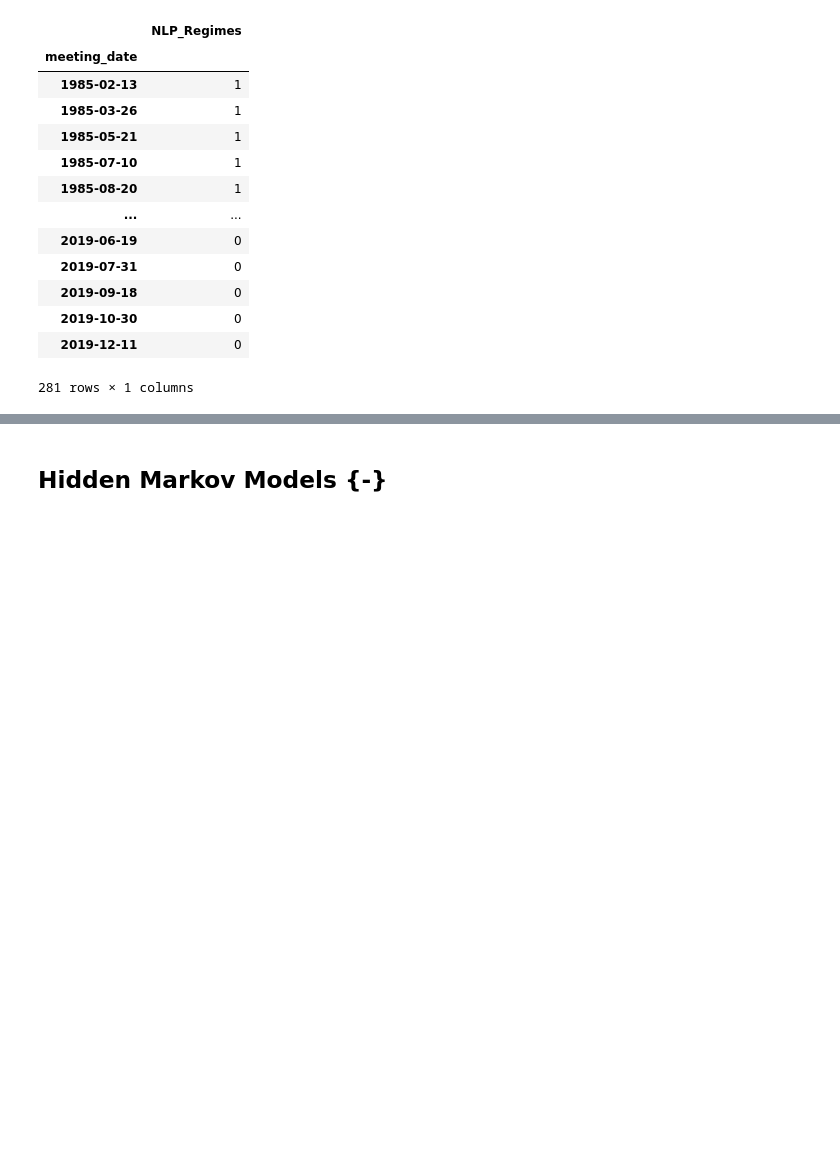
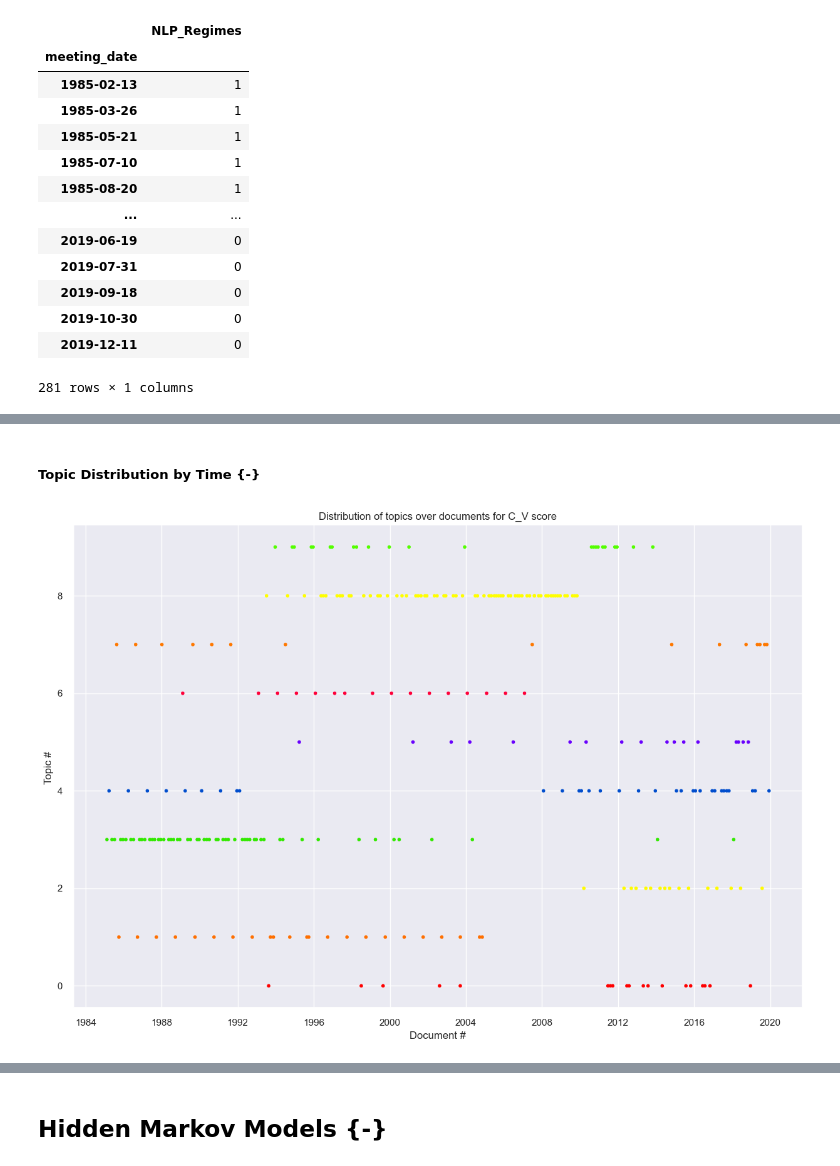
Before and after one commit to uday-31/regime-modeling-with-NLP, a Jupyter notebook: working_notebook_not_dhruv.ipynb, the cells around one changed output, grey strips where cells are left out. Drawn from its saved outputs; the diff is of its cells as text; code cells hidden in the pictures; blank space fills up the shorter version.

```diff
--- a/working_notebook_not_dhruv.ipynb
+++ b/working_notebook_not_dhruv.ipynb
@@ -199,0 +219,12 @@ wordcloud_clusters(
+# %%
+X_test = tfidf_class.X_test.apply(tokenizer_wo_stopwords).apply(lambda x: x.split(" "))
+bow_test = [tfidf_class.dict_gensim_statements.doc2bow(text) for text in X_test]
+
+topicmod = TopicModel(
+    tfidf_class.tfidf_statements_train,
+    tfidf_class.dict_gensim_statements,
+    tfidf_class.X_train.apply(tokenizer_wo_stopwords).apply(lambda x: x.split(" ")).tolist(),
+    bow_test,
+)
+
+topicmod.fit_predict()
@@ -199,0 +286,11 @@ wordcloud_clusters(
+# %% [markdown]
+##### Topic Distribution by Time {-}
+# %%
+fig, ax =plt.subplots(1, figsize=(15, 10))
+ax.scatter(y=topicmod.topic_mat, x=train_data.index, marker=".", c=topicmod.topic_mat, cmap="prism")
+ax.set_xlabel("Document #")
+ax.set_ylabel("Topic # ")
+plt.title("Distribution of topics over documents for C_V score")
+plt.show()
+# %% [output]
+[figure, added]
```
Also changed, not shown: parts of 92 cells of this notebook, 1 other file.
